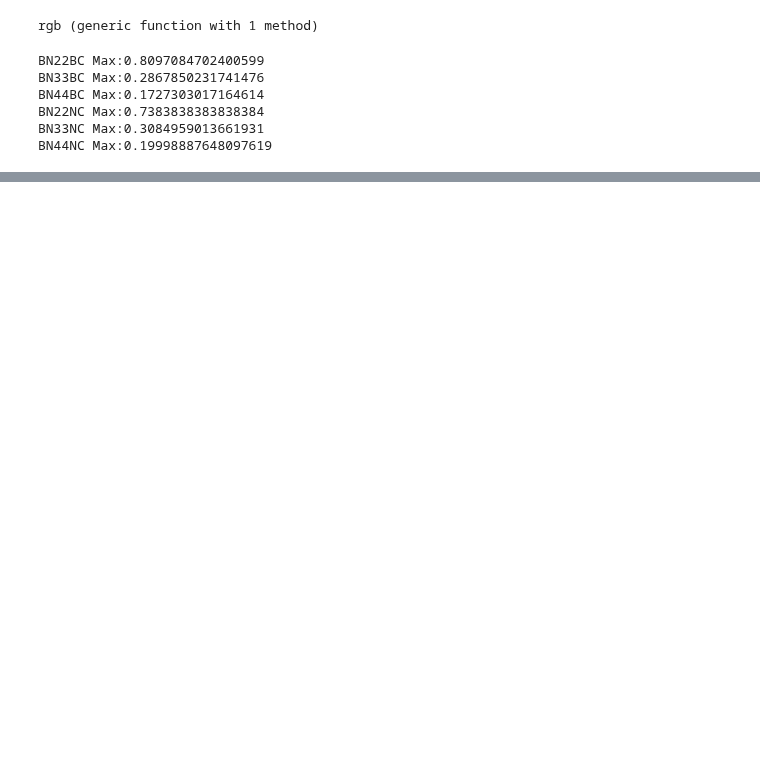
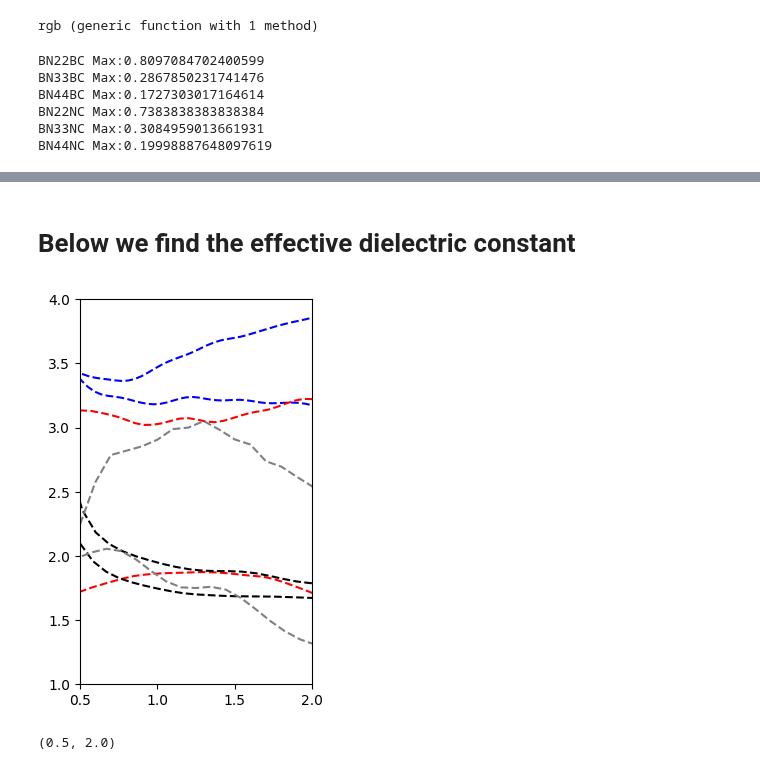
Before and after one commit to AliGhorashiCMT/Plasmons_Paper, a Jupyter notebook: Substitutional_Defects/Figure 2 and Supp Figures 3 and 4.ipynb, the cells around one changed output, grey strips where cells are left out. Saved outputs shown, nothing was run; the diff lists cells and outputs as text; code cells hidden in the pictures; blank space fills up the shorter version.

Commit message:
effective dielectric constant

```diff
--- a/Substitutional_Defects/Figure 2 and Supp Figures 3 and 4.ipynb
+++ b/Substitutional_Defects/Figure 2 and Supp Figures 3 and 4.ipynb
@@ -214,0 +329,42 @@ savefig("IntraVsInter.pdf")
+# %% [markdown]
+# Below we find the effective dielectric constant
+# %%
+figure(figsize=(3, 5))
+x = (bn44nc_intra_plasmon ./ plasmon44nc[1:50]).^2 .- 1;
+plot(qs44nc[2:50]*10, smooth(x[2:50] ./ (bohrtoangstrom*12.69*qs44nc[2:50]), win_len=3), linestyle="dashed"
+, color="blue")
+
+x = (bn44bc_intra_plasmon ./ plasmon44bc[1:50]).^2 .- 1;
+plot(qs44bc[2:50]*10, smooth(x[2:50] ./ (bohrtoangstrom*12.69*qs44bc[2:50]), win_len=2), linestyle="dashed",
+color="blue")
+
+x = (bn33nc_intra_plasmon ./ plasmon33nc[1:50]).^2 .- 1;
+plot(qs33nc[2:50]*10, smooth(x[2:50] ./ (bohrtoangstrom*12.69*qs33nc[2:50]), win_len=3), linestyle="dashed",
+color="red")
+
+x = (bn33bc_intra_plasmon ./ plasmon33bc[1:50]).^2 .- 1;
+plot(qs33bc[2:50]*10, smooth(x[2:50] ./ (bohrtoangstrom*12.69*qs33bc[2:50]), win_len=3), linestyle="dashed",
+color="red")
+
+x = (bn22bc_intra_plasmon ./ plasmon22bc[1:50]).^2 .- 1;
+plot(qs22bc[2:50]*10, smooth(x[2:50] ./ (bohrtoangstrom*12.69*qs22bc[2:50]), win_len=3), linestyle="dashed",
+color="black")
+
+x = (bn22nc_intra_plasmon ./ plasmon22nc[1:50]).^2 .- 1;
+plot(qs22nc[2:50]*10, smooth(x[2:50] ./ (bohrtoangstrom*12.69*qs22nc[2:50]), win_len=3), linestyle="dashed",
+color="black")
+
+x = (bn3nc_intra_plasmon[1:25] ./ plasmon3nc[1:25]).^2 .- 1;
+plot(qs3nc[2:25]*10, smooth(x[2:25] ./ (bohrtoangstrom*12.69*qs3nc[2:25]), win_len=3), linestyle="dashed",
+color="grey")
+
+x = (bn3bc_intra_plasmon[1:25] ./ plasmon3bc[1:25]).^2 .- 1;
+plot(qs3bc[2:25]*10, smooth(x[2:25] ./ (bohrtoangstrom*12.69*qs3bc[2:25]), win_len=3), linestyle="dashed",
+color="grey")
+
+
+ylim(1, 4)
+xlim(0.5, 2)
+# %% [output]
+[figure, added]
+(0.5, 2.0)
```
Also changed, not shown: parts of 12 cells of this notebook.
